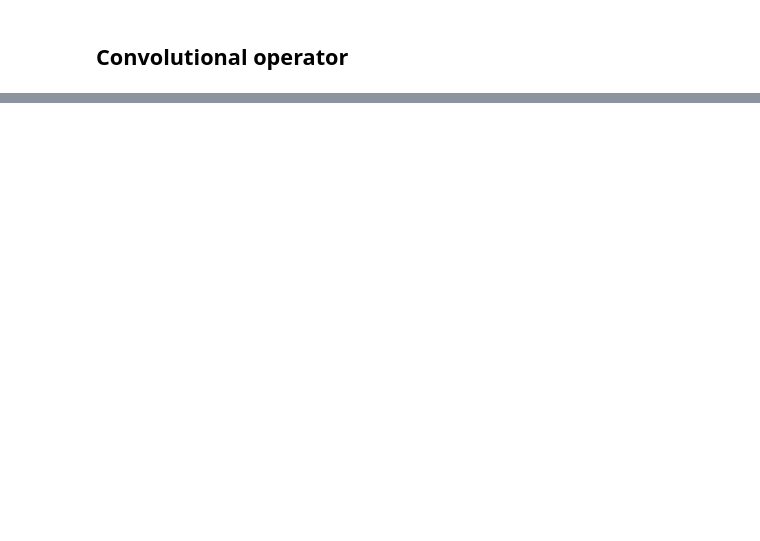
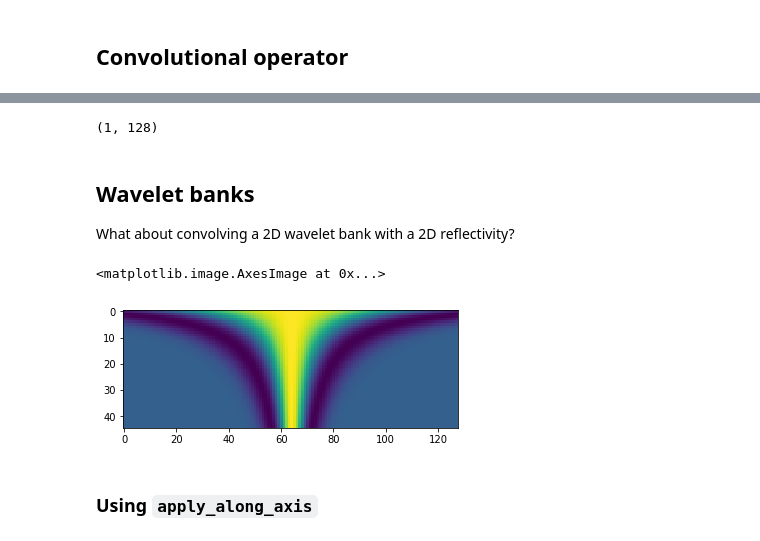
Before and after one commit to agilescientific/in-bruges, a Jupyter notebook: notebooks/n-dimensional_convolution.ipynb, the cells around one changed output, grey strips where cells are left out. Cells and saved outputs as stored; diff of their text form; code cells hidden in the pictures; blank space fills up the shorter version.

```diff
--- a/notebooks/n-dimensional_convolution.ipynb
+++ b/notebooks/n-dimensional_convolution.ipynb
@@ -88,0 +179,17 @@ _ = b.filters.ricker(0.128, 0.001, 25)
+# %%
+np.expand_dims(w, 0).shape
+# %% [output]
+(1, 128)
+# %% [markdown]
+## Wavelet banks
+
+What about convolving a 2D wavelet bank with a 2D reflectivity?
+# %%
+bank = bruges.filters.ricker(0.128, 0.001, np.arange(5, 50))
+# %%
+plt.imshow(bank)
+# %% [output]
+<matplotlib.image.AxesImage at 0x...>
+[figure, added]
+# %% [markdown]
+### Using `apply_along_axis`
```
Also changed, not shown: parts of 112 cells of this notebook, 3 other files.
